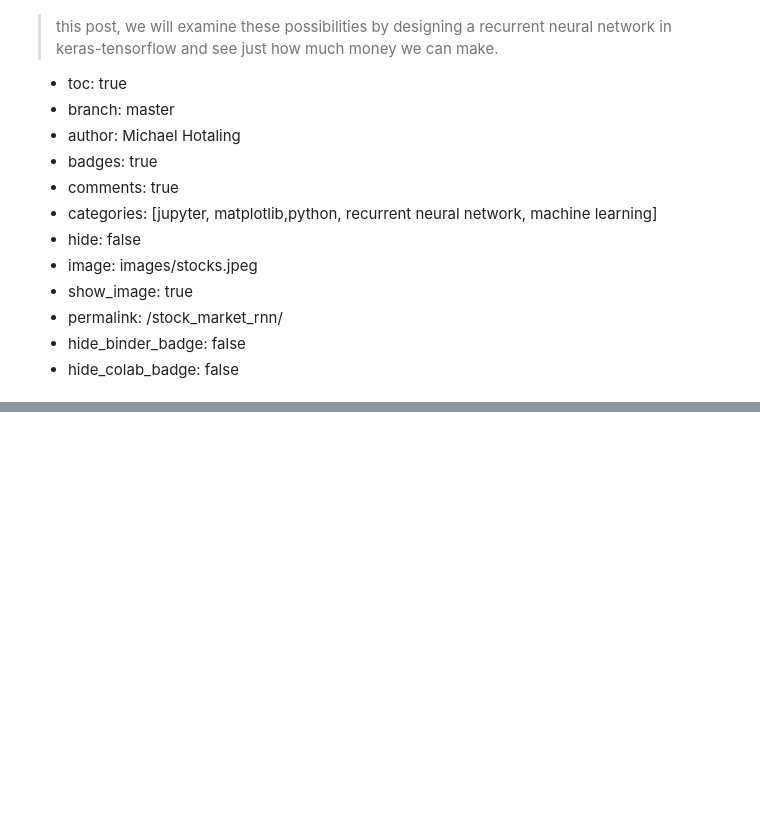
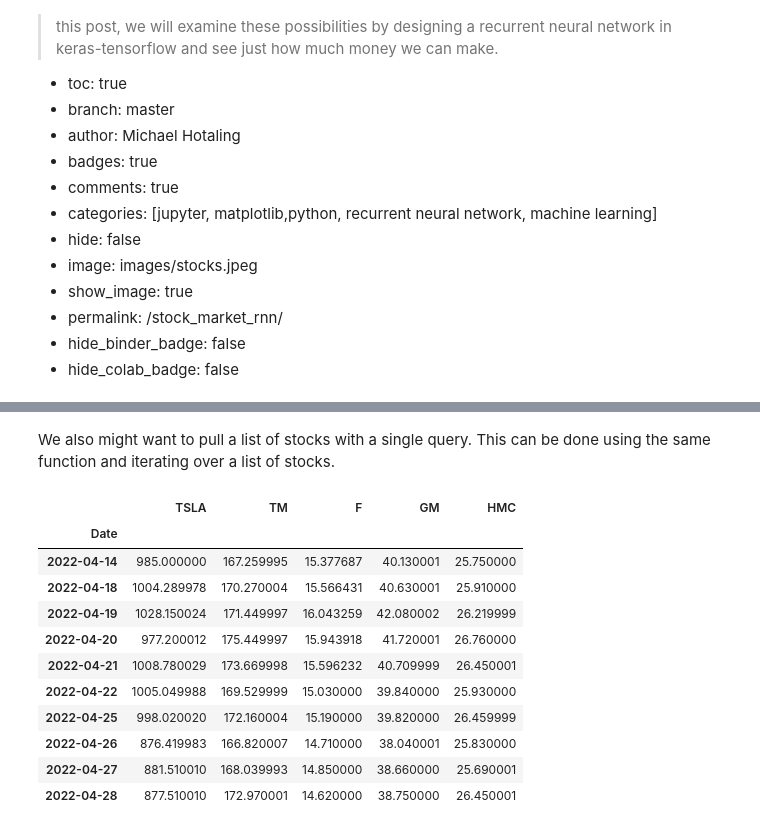
Before and after one commit to MichaelHotaling/blog, a Jupyter notebook: _notebooks/2022-04-28-stock-market-lstm.ipynb, the cells around one changed output, grey strips where cells are left out. Saved outputs shown, nothing was run; the diff lists cells and outputs as text; code cells hidden in the pictures; blank space fills up the shorter version.

```diff
--- a/_notebooks/2022-04-28-stock-market-lstm.ipynb
+++ b/_notebooks/2022-04-28-stock-market-lstm.ipynb
@@ -57,0 +74,2 @@ df = load_stock_data(ticker)
+# %% [markdown]
+We also might want to pull a list of stocks with a single query. This can be done using the same function and iterating over a list of stocks.
@@ -57,0 +93,15 @@ df = load_stock_data(ticker)
+# %%
+df_m.tail(10)
+# %% [output]
+|  | TSLA | TM | F | GM | HMC |
+| Date |  |  |  |  |  |
+| 2022-04-14 | 985.000000 | 167.259995 | 15.377687 | 40.130001 | 25.750000 |
+| 2022-04-18 | 1004.289978 | 170.270004 | 15.566431 | 40.630001 | 25.910000 |
+| 2022-04-19 | 1028.150024 | 171.449997 | 16.043259 | 42.080002 | 26.219999 |
+| 2022-04-20 | 977.200012 | 175.449997 | 15.943918 | 41.720001 | 26.760000 |
+| 2022-04-21 | 1008.780029 | 173.669998 | 15.596232 | 40.709999 | 26.450001 |
+| 2022-04-22 | 1005.049988 | 169.529999 | 15.030000 | 39.840000 | 25.930000 |
+| 2022-04-25 | 998.020020 | 172.160004 | 15.190000 | 39.820000 | 26.459999 |
+| 2022-04-26 | 876.419983 | 166.820007 | 14.710000 | 38.040001 | 25.830000 |
+| 2022-04-27 | 881.510010 | 168.039993 | 14.850000 | 38.660000 | 25.690001 |
+| 2022-04-28 | 877.510010 | 172.970001 | 14.620000 | 38.750000 | 26.450001 |
```
Also changed, not shown: parts of 15 cells of this notebook.
